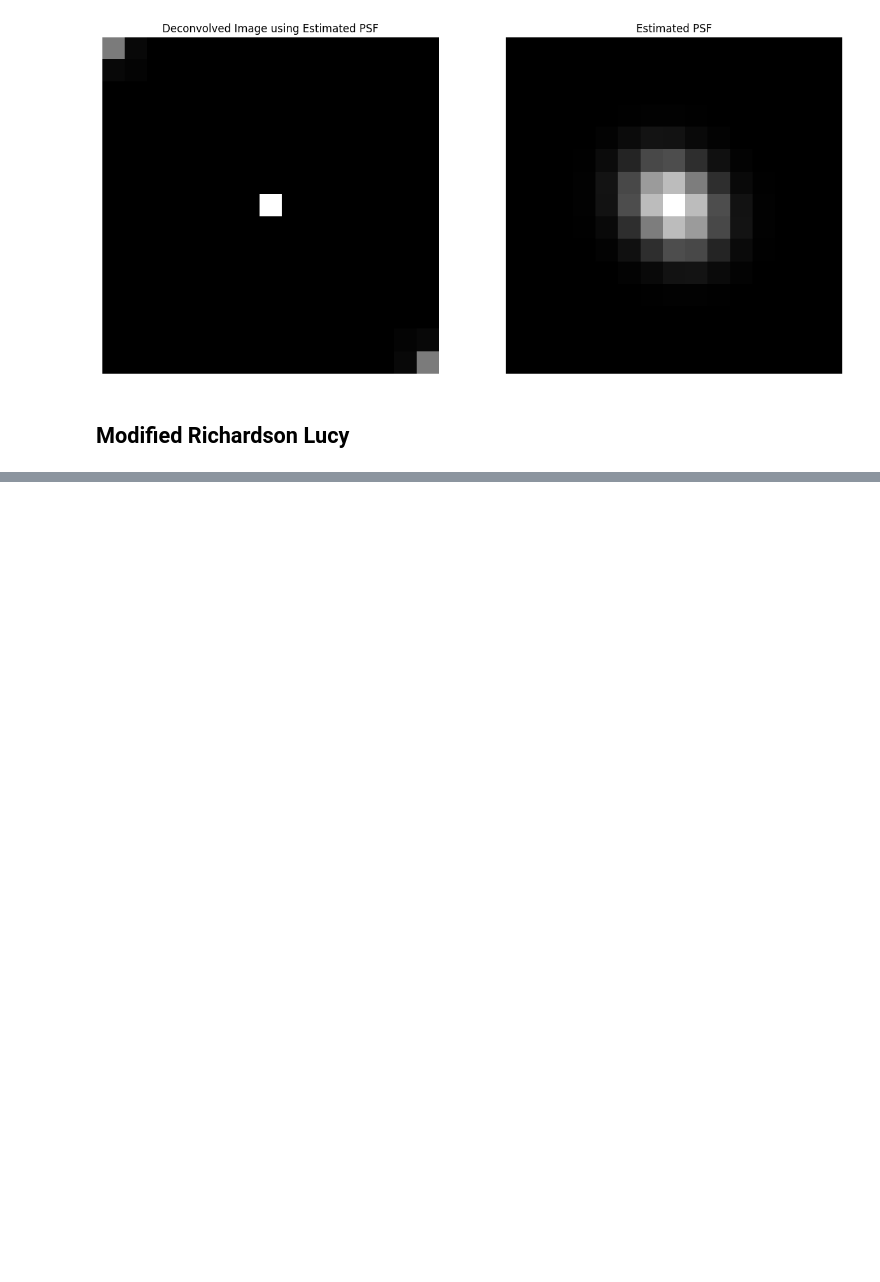
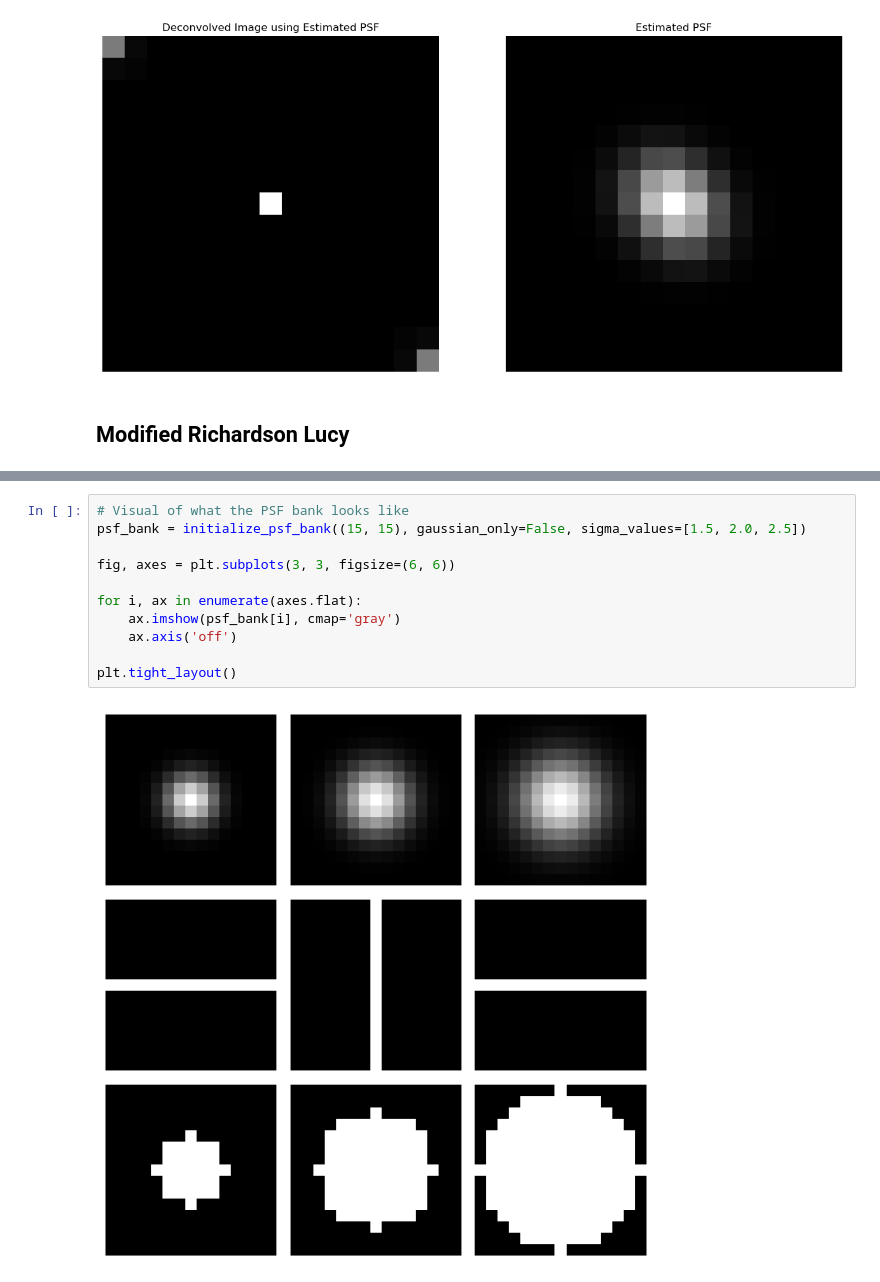
Before and after one commit to sri-chandrasekaran/final_project_ee123, a Jupyter notebook: processing.ipynb, the cells around one changed output, grey strips where cells are left out. Saved outputs shown, nothing was run; the diff lists cells and outputs as text; blank space fills up the shorter version.

```diff
--- a/processing.ipynb
+++ b/processing.ipynb
@@ -324,0 +347,13 @@ SSIM: 0.9971
+# %%
+# Visual of what the PSF bank looks like
+psf_bank = initialize_psf_bank((15, 15), gaussian_only=False, sigma_values=[1.5, 2.0, 2.5])
+
+fig, axes = plt.subplots(3, 3, figsize=(6, 6))
+
+for i, ax in enumerate(axes.flat):
+    ax.imshow(psf_bank[i], cmap='gray')
+    ax.axis('off')
+
+plt.tight_layout()
+# %% [output]
+[figure, added]
```
Also changed, not shown: parts of 5 cells of this notebook.
